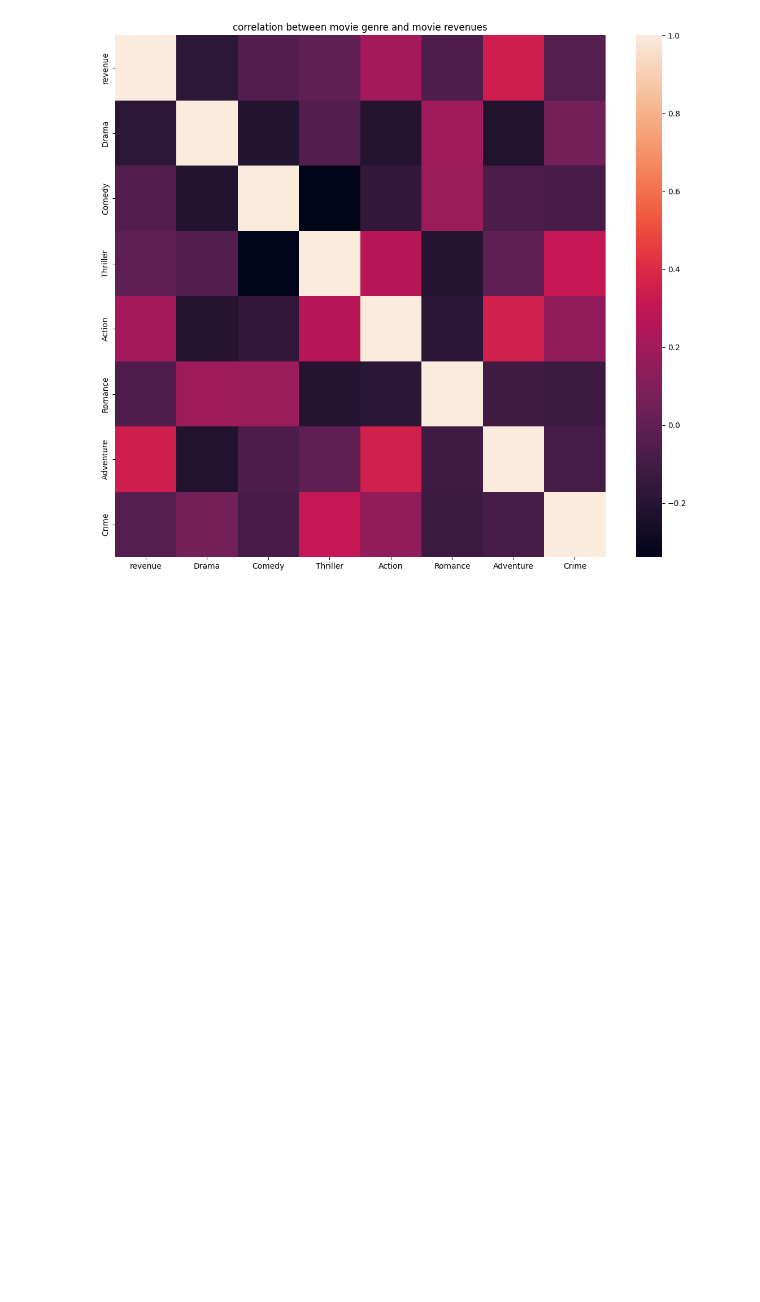
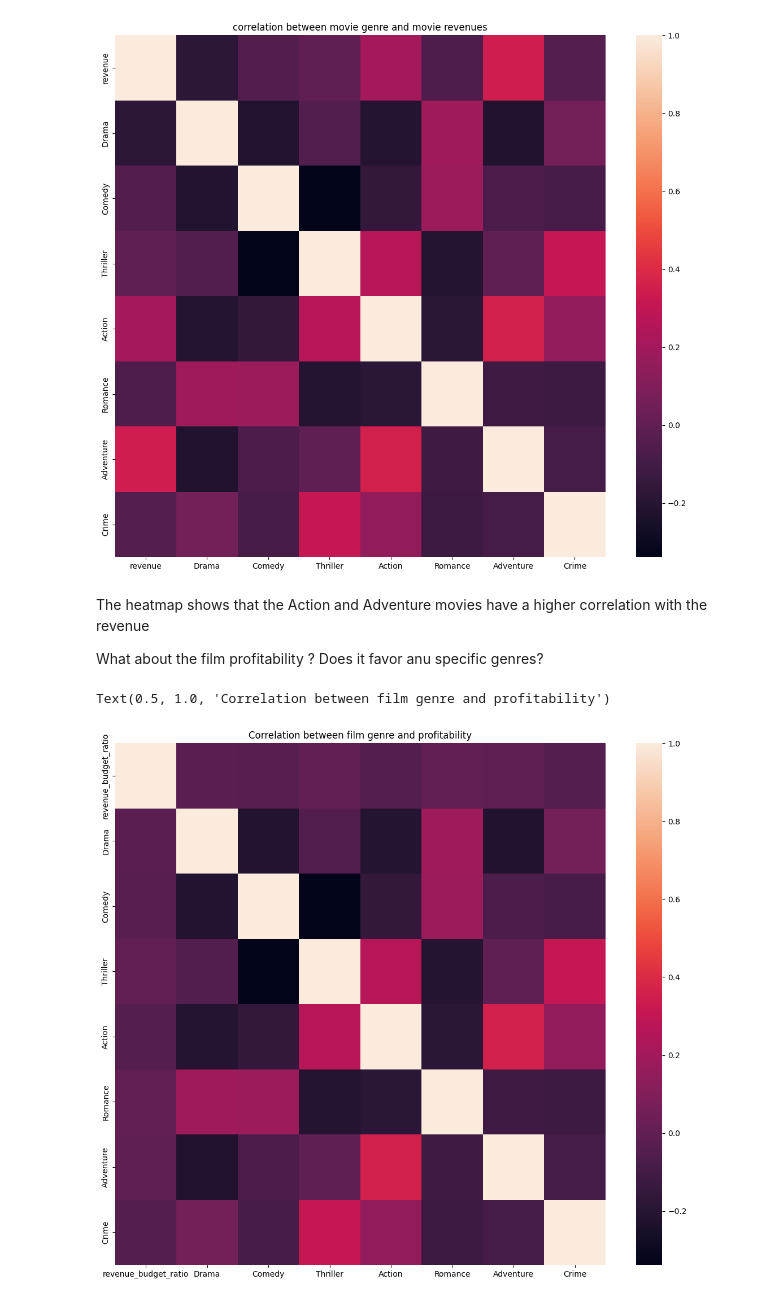
Before and after one commit to StiVit/movie-recommendation-system, a Jupyter notebook: research/research.ipynb, the cells around one changed output. Cells and saved outputs as stored; diff of their text form; code cells hidden in the pictures; blank space fills up the shorter version.

Commit message:
feat: Add correlation between the profitability and the genres

```diff
--- a/research/research.ipynb
+++ b/research/research.ipynb
@@ -203,3 +203,16 @@ sns.heatmap(new, ax=ax)
 ax.set_title('correlation between movie genre and movie revenues');
 # %% [output]
 [figure]
+# %% [markdown]
+The heatmap shows that the Action and Adventure movies have a higher correlation with the revenue
+
+What about the film profitability ? Does it favor anu specific genres?
+# %%
+fig, ax = plt.subplots(figsize=(14, 12))
+new = df_movies[['revenue_budget_ratio', main_genres[0], main_genres[1], main_genres[2], main_genres[3], main_genres[4], main_genres[5], main_genres[6]]].copy()
+new = new.corr()
+sns.heatmap(new, ax=ax)
+ax.set_title("Correlation between film genre and profitability")
+# %% [output]
+Text(0.5, 1.0, 'Correlation between film genre and profitability')
+[figure, added]
```
Also changed, not shown: parts of 3 cells of this notebook, 2 other files.
